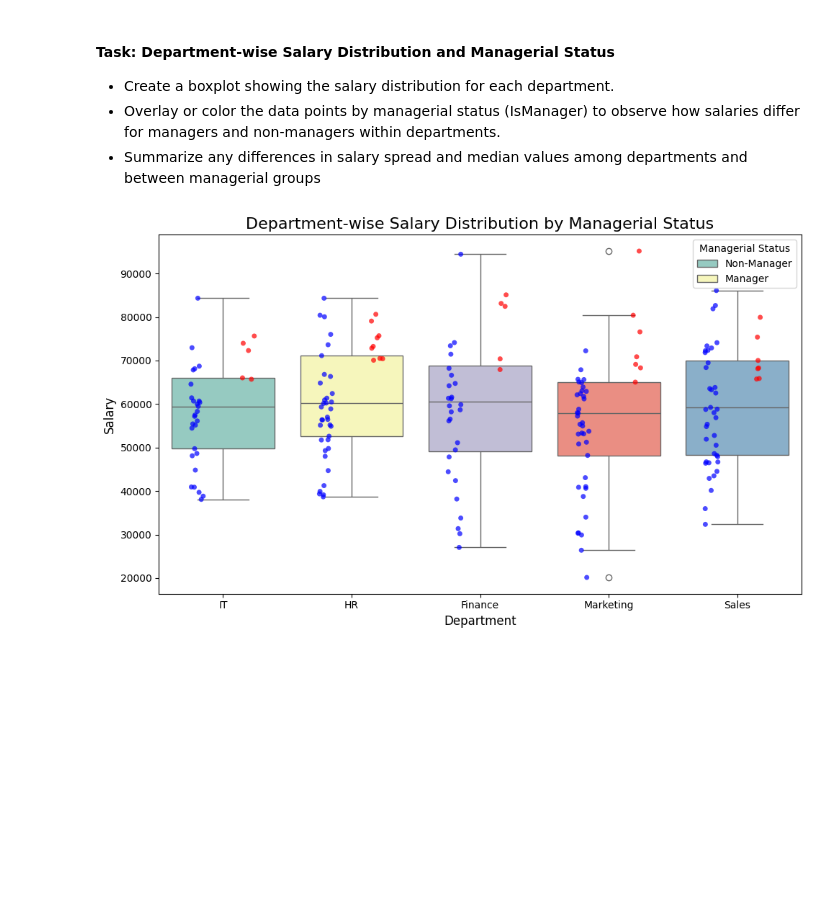
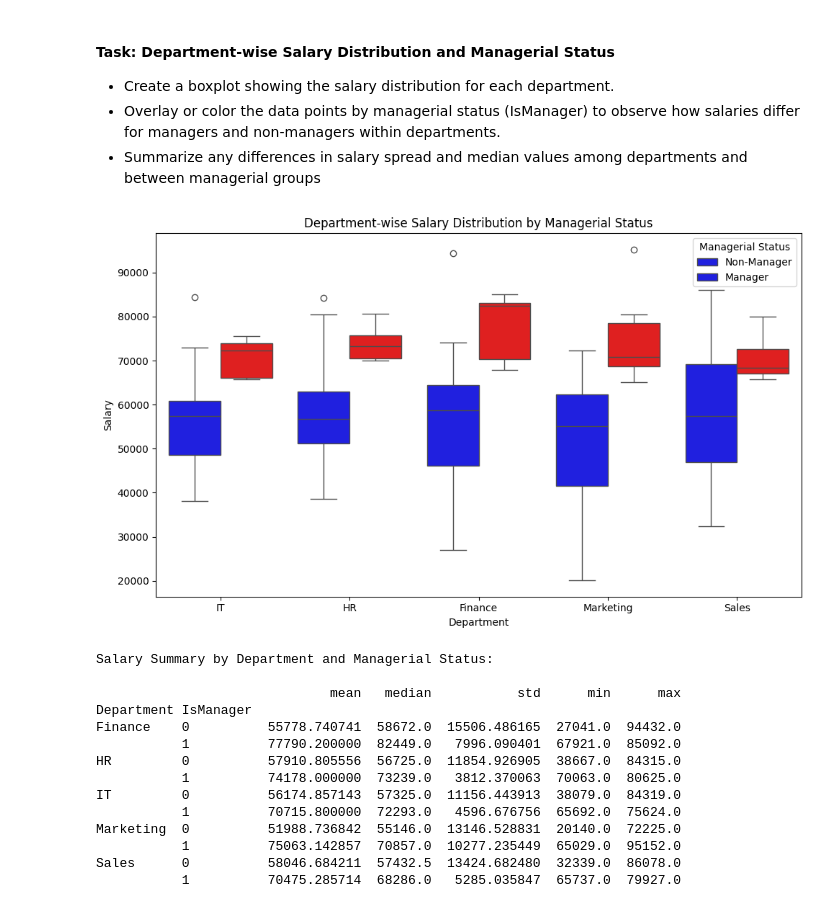
Before and after one commit to springboard135-infosys-intern-oct25/prognosAI-Infosys-intern-project, a Jupyter notebook: milestone_1/week_1/Day_3/python_visual.ipynb, the cells around one changed output. Cells and saved outputs as stored; diff of their text form; code cells hidden in the pictures; blank space fills up the shorter version.

```diff
--- a/milestone_1/week_1/Day_3/python_visual.ipynb
+++ b/milestone_1/week_1/Day_3/python_visual.ipynb
@@ -256,18 +256,41 @@ plt.show()
 - Overlay or color the data points by managerial status (IsManager) to observe how salaries differ for managers and non-managers within departments.
 - Summarize any differences in salary spread and median values among departments and between managerial groups
 # %%
+import matplotlib.pyplot as plt
+import seaborn as sns
+
 plt.figure(figsize=(10,6))
-sns.boxplot(data=df, x='Department', y='Salary', palette='Set3')
 
-sns.stripplot(data=df, x='Department', y='Salary', hue='IsManager',
-              palette={0:'blue', 1:'red'}, dodge=True, jitter=True, alpha=0.7)
+df['IsManagerLabel'] = df['IsManager'].map({0: 'Non-Manager', 1: 'Manager'})
+sns.boxplot(data=df, x='Department', y='Salary', hue='IsManager', hue_order=[0, 1], palette={0: 'blue', 1: 'red'})
 
-plt.title('Department-wise Salary Distribution by Managerial Status', fontsize=16)
-plt.xlabel('Department', fontsize=12)
-plt.ylabel('Salary', fontsize=12)
+plt.title('Department-wise Salary Distribution by Managerial Status')
+plt.xlabel('Department')
+plt.ylabel('Salary')
 plt.legend(title='Managerial Status', labels=['Non-Manager', 'Manager'], loc='upper right')
 
 plt.tight_layout()
 plt.show()
+
+
+summary = df.groupby(['Department', 'IsManager'])['Salary'].describe()[['mean', '50%', 'std', 'min', 'max']]
+summary.rename(columns={'50%': 'median'}, inplace=True)
+
+print("Salary Summary by Department and Managerial Status:\n")
+print(summary)
 # %% [output]
-[figure, old version]
+[figure, new version]
+Salary Summary by Department and Managerial Status:
+
+                              mean   median           std      min      max
+Department IsManager
+Finance    0          55778.740741  58672.0  15506.486165  27041.0  94432.0
+           1          77790.200000  82449.0   7996.090401  67921.0  85092.0
+HR         0          57910.805556  56725.0  11854.926905  38667.0  84315.0
+           1          74178.000000  73239.0   3812.370063  70063.0  80625.0
+IT         0          56174.857143  57325.0  11156.443913  38079.0  84319.0
+           1          70715.800000  72293.0   4596.676756  65692.0  75624.0
+Marketing  0          51988.736842  55146.0  13146.528831  20140.0  72225.0
+           1          75063.142857  70857.0  10277.235449  65029.0  95152.0
+Sales      0          58046.684211  57432.5  13424.682480  32339.0  86078.0
+           1          70475.285714  68286.0   5285.035847  65737.0  79927.0
```
Also changed, not shown: parts of 3 cells of this notebook.
